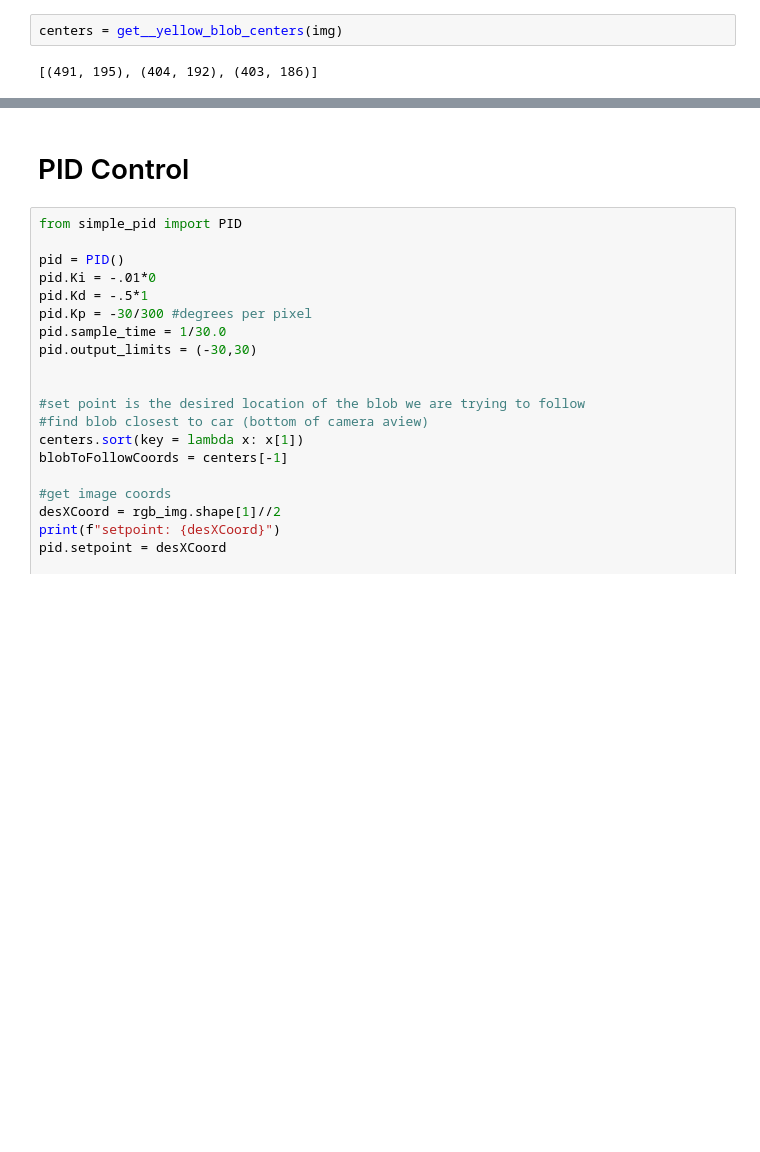
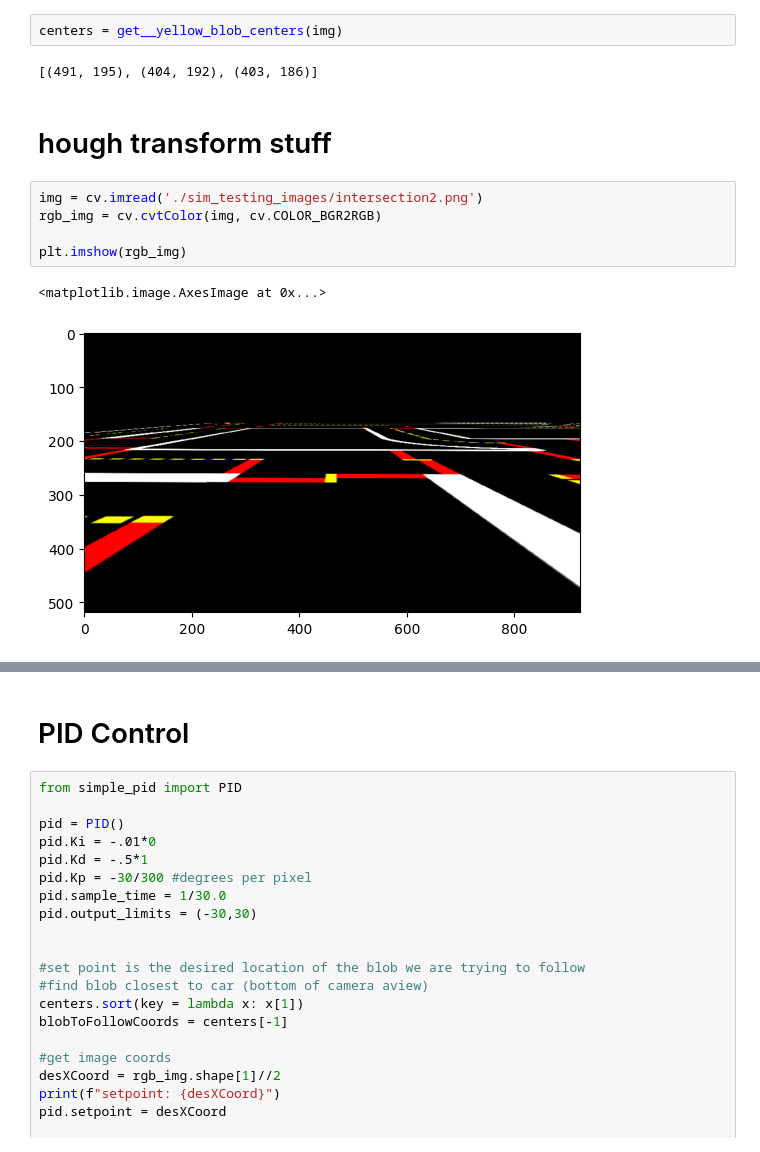
Before and after one commit to curtiscjohnson/self-driving-cars, a Jupyter notebook: testing.ipynb, the cells around one changed output, grey strips where cells are left out. Cells and saved outputs as stored; diff of their text form; blank space fills up the shorter version.

```diff
--- a/testing.ipynb
+++ b/testing.ipynb
@@ -61,3 +60,13 @@ def get_red_blob_centers(bgr_img):
 centers = get__yellow_blob_centers(img)
 # %% [output]
 [(491, 195), (404, 192), (403, 186)]
+# %% [markdown]
+# hough transform stuff
+# %%
+img = cv.imread('./sim_testing_images/intersection2.png')
+rgb_img = cv.cvtColor(img, cv.COLOR_BGR2RGB)
+
+plt.imshow(rgb_img)
+# %% [output]
+<matplotlib.image.AxesImage at 0x...>
+[figure, added]
```
Also changed, not shown: parts of 8 cells of this notebook.
